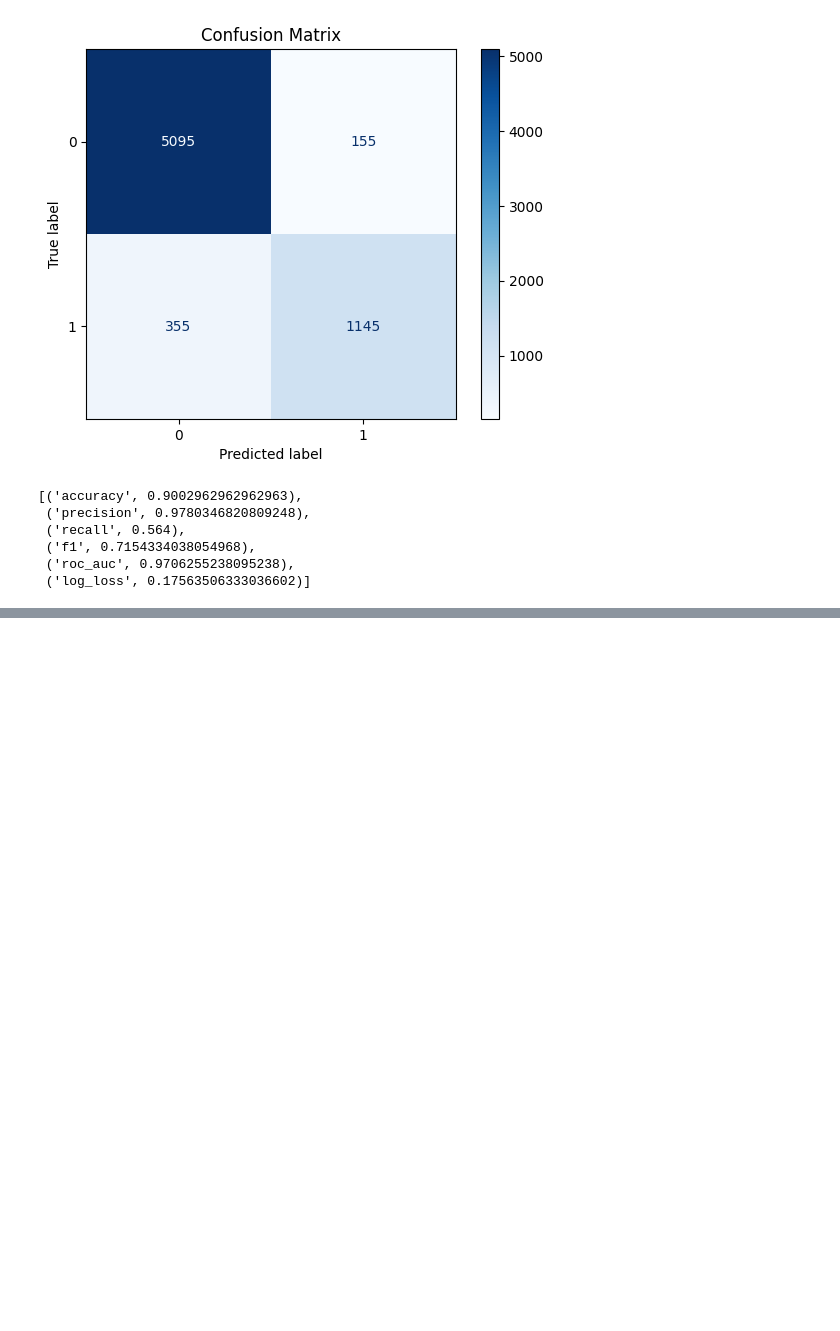
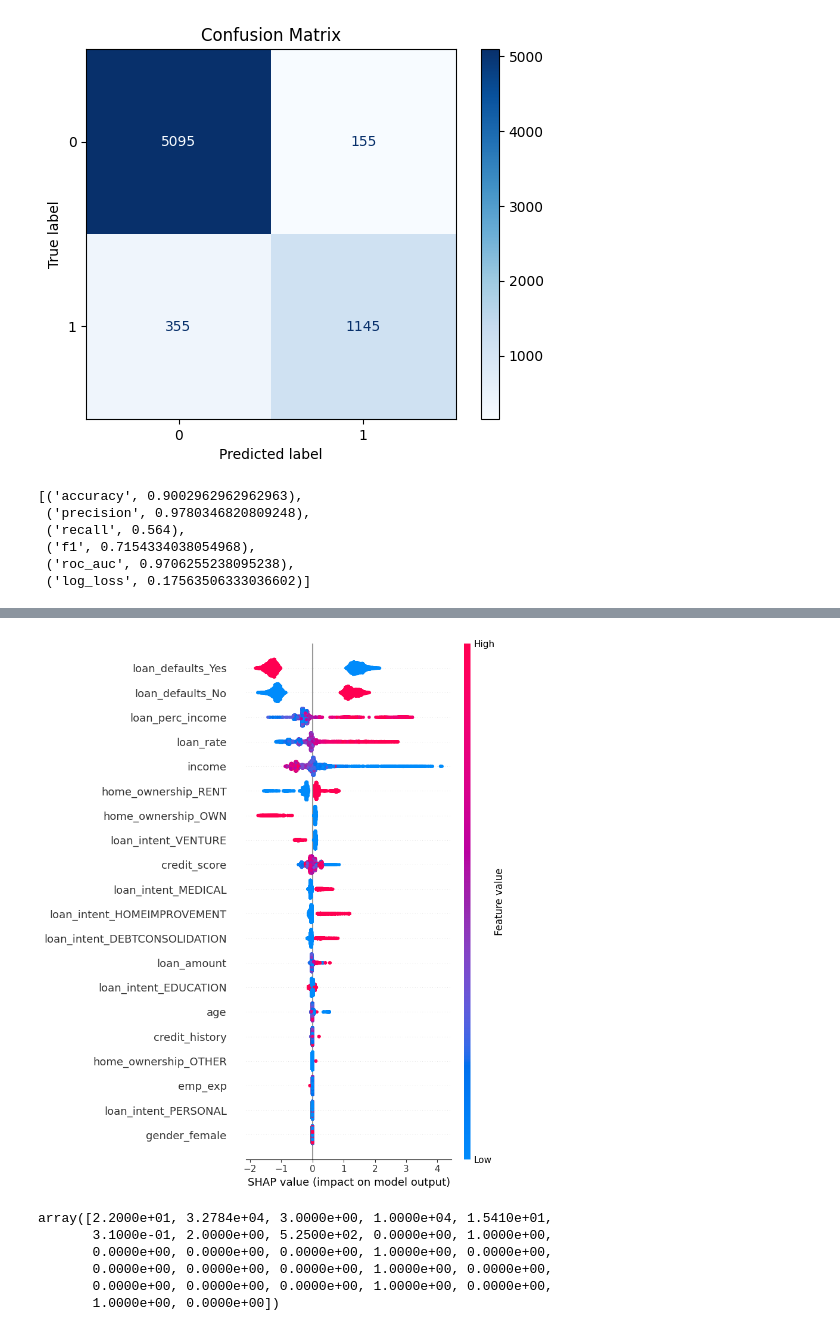
Before and after one commit to jemerson24/credit_risk_model, a Jupyter notebook: credit_risk_model.ipynb, the cells around one changed output, grey strips where cells are left out. Cells and saved outputs as stored; diff of their text form; code cells hidden in the pictures; blank space fills up the shorter version.

```diff
--- a/credit_risk_model.ipynb
+++ b/credit_risk_model.ipynb
@@ -56,10 +64,12 @@ numerical_cols = X.select_dtypes(include=["number"]).columns.tolist()
 # One-hot code categorical columns only
 preprocessor = ColumnTransformer(
     transformers=[
-        ("cat", OneHotEncoder(handle_unknown="ignore"), categorical_cols),
-        ("num", "passthrough", numerical_cols)
-    ],
-    remainder="drop"
+        ("num", SimpleImputer(strategy="median"), numerical_cols),
+        ("cat", Pipeline([
+            ("imputer", SimpleImputer(strategy="most_frequent")),
+            ("ohe", OneHotEncoder(handle_unknown="ignore"))
+        ]), categorical_cols),
+    ]
 )
 # %%
 # 1) Train + temp (30%)
@@ -372,0 +389,28 @@ plt.show()
+# %%
+import shap
+
+X_test_enc = pipeline.named_steps["prep"].transform(X_test)
+model = pipeline.named_steps["model"]
+
+explainer = shap.TreeExplainer(model)
+shap_values = explainer.shap_values(X_test_enc)
+
+
+# grab the fitted OneHotEncoder directly
+ohe = pipeline.named_steps["prep"].named_transformers_["cat"]
+
+# get output feature names
+feature_names = numerical_cols + list(ohe.get_feature_names_out(categorical_cols))
+
+shap.summary_plot(shap_values, X_test_enc, feature_names=feature_names)
+# %% [output]
+[figure, added]
+# %%
+X_test_enc[1]
+# %% [output]
+array([2.2000e+01, 3.2784e+04, 3.0000e+00, 1.0000e+04, 1.5410e+01,
+       3.1000e-01, 2.0000e+00, 5.2500e+02, 0.0000e+00, 1.0000e+00,
+       0.0000e+00, 0.0000e+00, 0.0000e+00, 1.0000e+00, 0.0000e+00,
+       0.0000e+00, 0.0000e+00, 0.0000e+00, 1.0000e+00, 0.0000e+00,
+       0.0000e+00, 0.0000e+00, 0.0000e+00, 1.0000e+00, 0.0000e+00,
+       1.0000e+00, 0.0000e+00])
```
Also changed, not shown: parts of 9 cells of this notebook, 3 other files.
